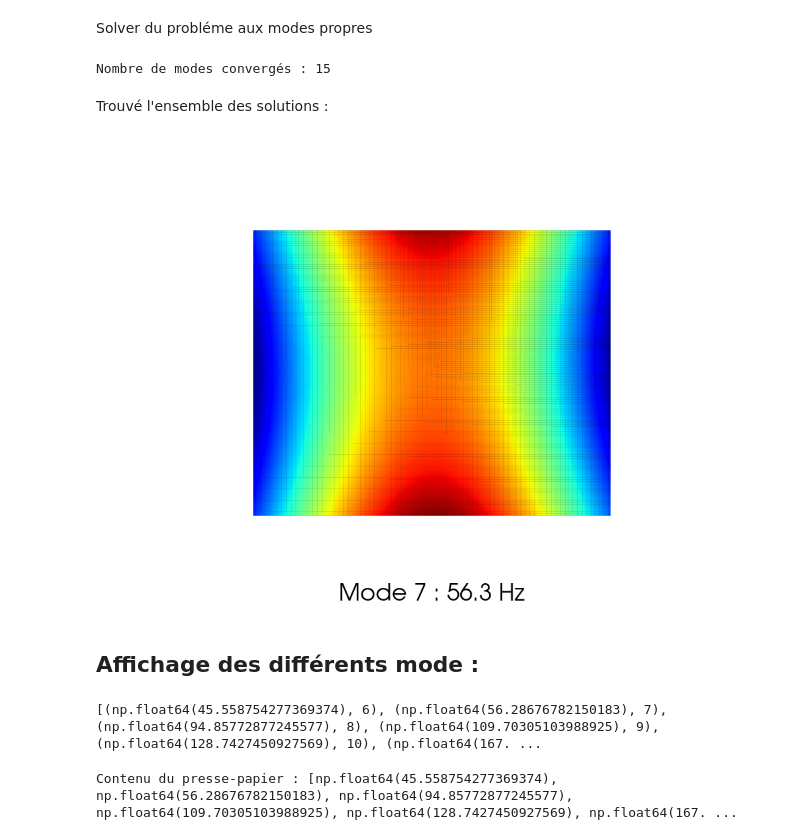
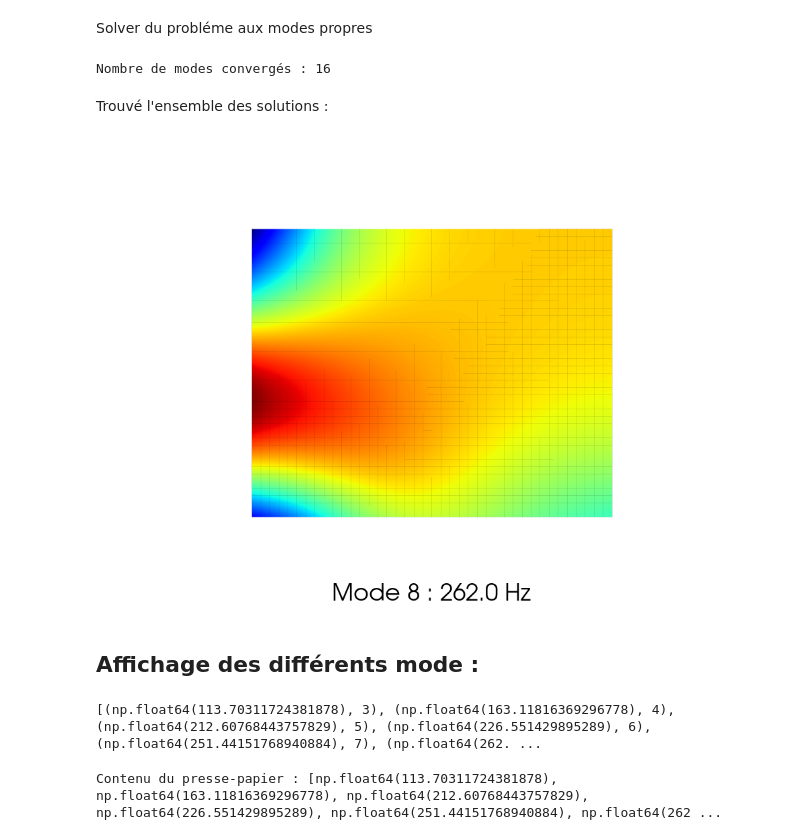
Before and after one commit to Oxineo/Modal-Analysis-Reissner-Mindlin-Plate, a Jupyter notebook: modal_analysis_plate_Reisnert_Mindlin_Thermo_elastic_stress.ipynb, the cells around one changed output. Cells and saved outputs as stored; diff of their text form; code cells hidden in the pictures.

```diff
--- a/modal_analysis_plate_Reisnert_Mindlin_Thermo_elastic_stress.ipynb
+++ b/modal_analysis_plate_Reisnert_Mindlin_Thermo_elastic_stress.ipynb
@@ -30,7 +30,7 @@ def skip(line, cell):
 # %%
 L  = 0.30 # Longueur de la plaque
 W_dim = 0.24 # Largeur de la plaque
-N = 150 # Nombre de subdivision de la plaque
+N = 40 # Nombre de subdivision de la plaque
 domain = dolfinx.mesh.create_rectangle(
     MPI.COMM_WORLD, [[0, 0], [L, W_dim]], [N, N] , cell_type=dolfinx.mesh.CellType.quadrilateral
 ) # Création du "mesh" de la plaque elle nous servira tous le long du programme pour appeler notre forme
@@ -270,9 +242,9 @@ eps_total = ufl.sym(ufl.grad(psi))
 print("Déformation totale (eps_total) : ", eps_total)
 
 # Déformation thermique pure (Matrice 2x2 diagonale)
-eps_thermique = - alpha * Delta_T * ufl.Identity(2)
+eps_thermique = alpha * Delta_T * ufl.Identity(2)
 
-# Déformation mécanique (Celle qui génère vraiment des contraintes internes !)
+# Déformation mécanique
 eps_mecanique = eps_total - eps_thermique
 
 # On calcule une valeur scalaire représentative : la "Norme" de cette déformation
@@ -655,7 +627,7 @@ u_output.name = "Eigenvector"
 evs = eigensolver.getConverged()
 print(f"Nombre de modes convergés : {evs}")
 # %% [output]
-Nombre de modes convergés : 15
+Nombre de modes convergés : 16
 # %% [markdown]
 Trouvé l'ensemble des solutions :
 # %%
@@ -665,7 +637,7 @@ import numpy as np
 pyvista.set_jupyter_backend('static') # ou 'trame' selon ce qui marche le mieux chez vous
 
 # Choix du mode à afficher (ex: 3, 4, 5... pour sauter les modes de corps rigide)
-mode_cible = 7
+mode_cible = 8
 
 # Vérification que le mode demandé a bien été calculé
 if mode_cible < evs:
@@ -677,34 +649,34 @@ if mode_cible < evs:
     u_output.x.array[:] = vr.getArray()
     u_output.x.scatter_forward()
     w_mode = u_output.sub(1).collapse()
 
     # 3. Création du maillage PyVista
     topology, cell_types, geometry = plot.vtk_mesh(w_mode.function_space)
     grid = pyvista.UnstructuredGrid(topology, cell_types, geometry)
 
     # Normalisation pour l'affichage (max amplitude = 1)
     w_array = w_mode.x.array
     grid.point_data["Amplitude"] = w_array / np.max(np.abs(w_array))
     warped = grid.warp_by_scalar("Amplitude", factor=0.05)
 
     # 4. Configuration et affichage de la fenêtre unique
     plotter = pyvista.Plotter(window_size=[1000, 700])
     plotter.set_background("white")
     plotter.add_text(
                     f"Mode {mode_cible} : {freq:.1f} Hz",
                     position="lower_edge",
                     font_size=14,
                     color="black"
                     )
     plotter.add_mesh(warped, cmap="jet", show_scalar_bar=False , lighting=False)
     plotter.add_mesh(warped.extract_all_edges(), color="black", opacity=0.1)
     plotter.view_xy()
     plotter.enable_parallel_projection()
     plotter.show()
 else:
     print(f"Le mode {mode_cible} n'a pas été calculé. Modes convergés : {evs}")
 # %% [output]
-[figure, old version]
+[figure, new version]
 # %% [markdown]
 Affichage des différents mode :
 ----
@@ -725,7 +697,7 @@ for m in mode[:-1] :
 
 print(freq_ha)
 # %% [output]
-[(np.float64(45.558754277369374), 6), (np.float64(56.28676782150183), 7), (np.float64(94.85772877245577), 8), (np.float64(109.70305103988925), 9), (np.float64(128.7427450927569), 10), (np.float64(167. ...
+[(np.float64(113.70311724381878), 3), (np.float64(163.11816369296778), 4), (np.float64(212.60768443757829), 5), (np.float64(226.551429895289), 6), (np.float64(251.44151768940884), 7), (np.float64(262. ...
 # %%
 import pyperclip
 
@@ -736,4 +708,4 @@ pyperclip.copy(list(np.array(freq_ha)[: , 0]))
 texte = pyperclip.paste()
 print(f"Contenu du presse-papier : {texte}")
 # %% [output]
-Contenu du presse-papier : [np.float64(45.558754277369374), np.float64(56.28676782150183), np.float64(94.85772877245577), np.float64(109.70305103988925), np.float64(128.7427450927569), np.float64(167. ...
+Contenu du presse-papier : [np.float64(113.70311724381878), np.float64(163.11816369296778), np.float64(212.60768443757829), np.float64(226.551429895289), np.float64(251.44151768940884), np.float64(262 ...
```
Also changed, not shown: parts of 10 cells of this notebook.
